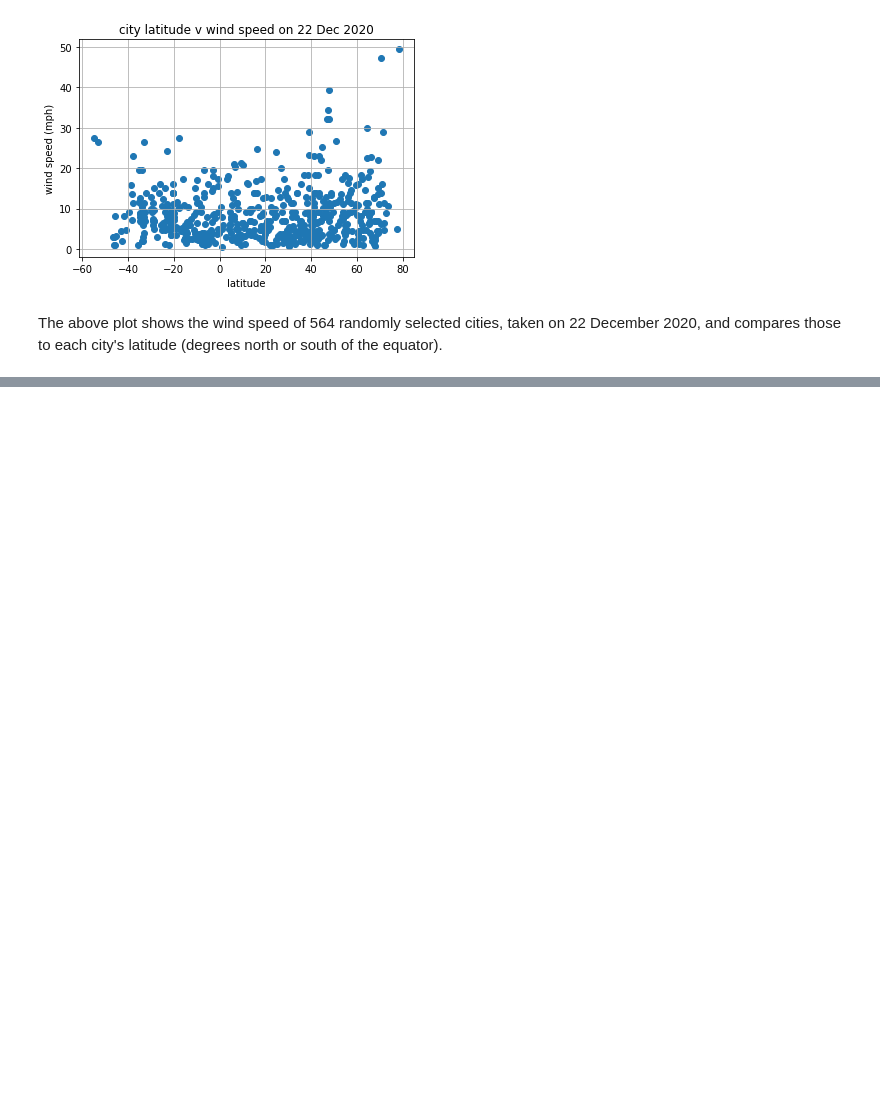
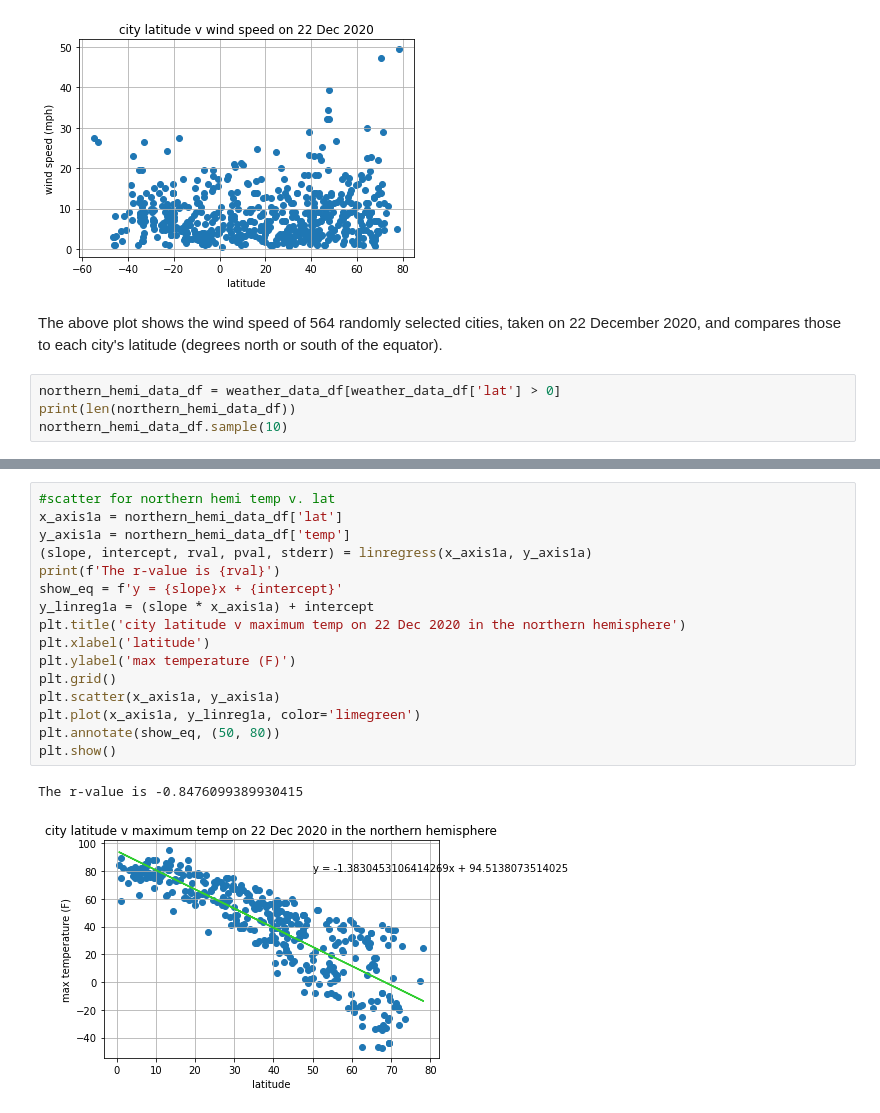
Before and after one commit to sarahDH615/python-api-challenge, a Jupyter notebook: weatherpy/weatherpy.ipynb, the cells around one changed output, grey strips where cells are left out. Cells and saved outputs as stored; diff of their text form; blank space fills up the shorter version.

Commit message:
masks for north and south hemispheres, first lin reg

```diff
--- a/weatherpy/weatherpy.ipynb
+++ b/weatherpy/weatherpy.ipynb
@@ -236,3 +236,7 @@ plt.show()
 [figure]
 # %% [markdown]
 The above plot shows the wind speed of 564 randomly selected cities, taken on 22 December 2020, and compares those to each city's latitude (degrees north or south of the equator).
+# %%
+northern_hemi_data_df = weather_data_df[weather_data_df['lat'] > 0]
+print(len(northern_hemi_data_df))
+northern_hemi_data_df.sample(10)
@@ -238,0 +273,19 @@ The above plot shows the wind speed of 564 randomly selected cities, taken on 22
+# %%
+#scatter for northern hemi temp v. lat
+x_axis1a = northern_hemi_data_df['lat']
+y_axis1a = northern_hemi_data_df['temp']
+(slope, intercept, rval, pval, stderr) = linregress(x_axis1a, y_axis1a)
+print(f'The r-value is {rval}')
+show_eq = f'y = {slope}x + {intercept}'
+y_linreg1a = (slope * x_axis1a) + intercept
+plt.title('city latitude v maximum temp on 22 Dec 2020 in the northern hemisphere')
+plt.xlabel('latitude')
+plt.ylabel('max temperature (F)')
+plt.grid()
+plt.scatter(x_axis1a, y_axis1a)
+plt.plot(x_axis1a, y_linreg1a, color='limegreen')
+plt.annotate(show_eq, (50, 80))
+plt.show()
+# %% [output]
+The r-value is -0.8476099389930415
+[figure, added]
```
Also changed, not shown: parts of 3 cells of this notebook.
